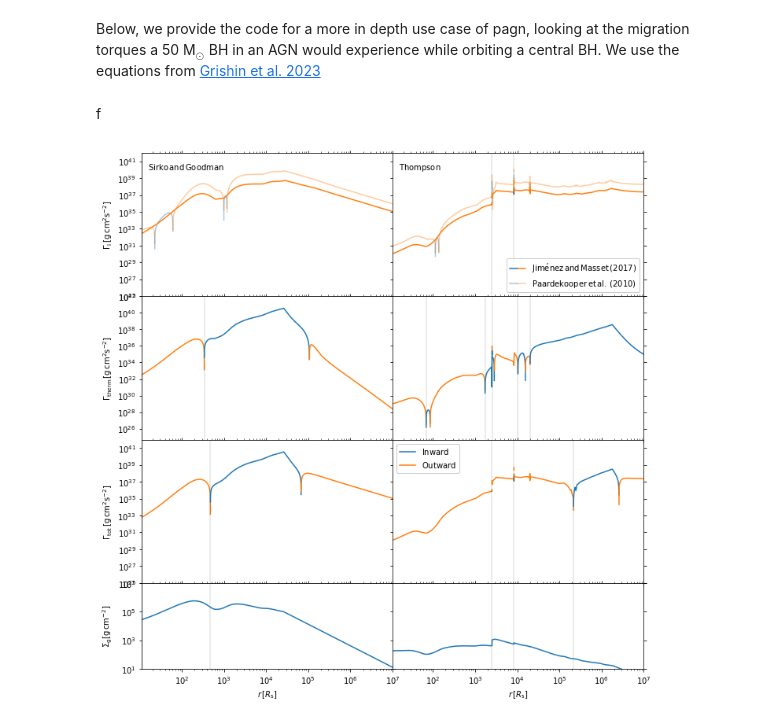
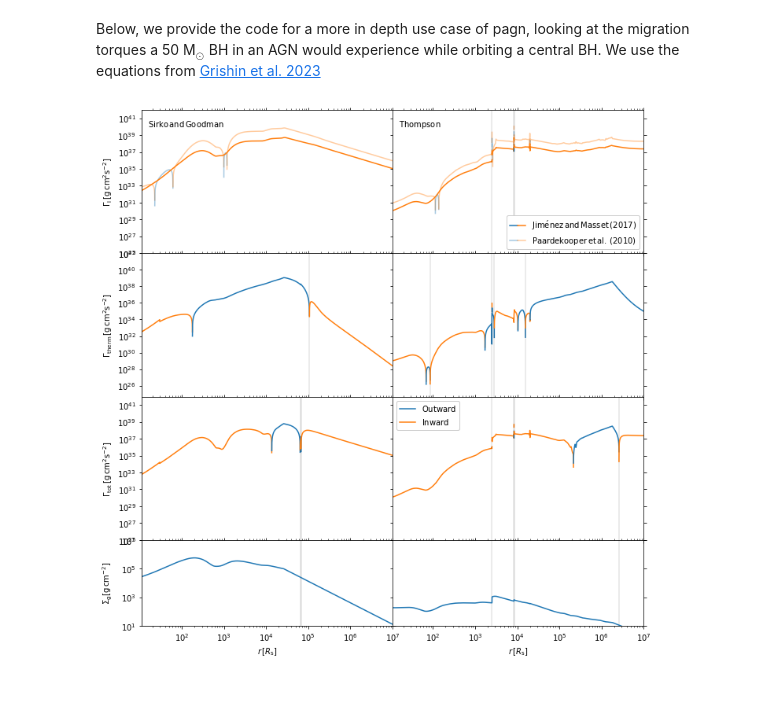
Before and after one commit to DariaGangardt/pAGN, a Jupyter notebook: utils/examples.ipynb, the cells around one changed output. Saved outputs shown, nothing was run; the diff lists cells and outputs as text; code cells hidden in the pictures; blank space fills up the shorter version.

```diff
--- a/utils/examples.ipynb
+++ b/utils/examples.ipynb
@@ -480,7 +478,7 @@ def CL(dSigmadR, dTdR, gamma, obj):
 
 def gamma_thermal(gamma, obj, q):
     """
-    Method to calculate the thermal torque from the Masset 2017 equations.
+    Method to calculate the thermal torque from the Masset 2017 equations, with decay and torque saturation.
 
     Parameters
     ----------
@@ -499,20 +497,27 @@ def gamma_thermal(gamma, obj, q):
     xi = 16 * gamma * (gamma - 1) * ct.sigmaSB * (obj.T * obj.T * obj.T * obj.T) \
          / (3 * obj.kappa * obj.rho * obj.rho * obj.h * obj.h * obj.Omega * obj.Omega)
     mbh = obj.Mbh*q
+    muth = xi * obj.cs / (ct.G * mbh)
+
     Lc = 4*np.pi*ct.G*mbh*obj.rho*xi/gamma
     lam = np.sqrt(2*xi/(3*gamma*obj.Omega))
 
     dP = -dPdR(obj)
     xc = dP*obj.h*obj.h/(3*gamma*obj.R)
 
-    # eta = -dSigmadR(obj)/3 + (-dTdR(obj) + 3)/6
-    # xc = eta*obj.h*obj.h/obj.R
     kes = electron_scattering_opacity(X=0.7)
     L = 4 * np.pi * ct.G * ct.c * mbh / kes
-    g_thermal = 1.61*(gamma - 1)*xc*(L/Lc - 1)/(gamma*lam)
-    return g_thermal
+
+    g_hot = 1.61*(gamma - 1)*xc*L/(Lc*gamma*lam)
+    g_cold = -1.61*(gamma - 1)*xc/(gamma*lam)
+    g_thermal = g_hot + g_cold
+    g_thermal_new = g_hot*(4*muth/(1+4*muth)) + g_cold*(2*muth/(1+2*muth))
+    g_thermal[muth < 1] = g_thermal_new[muth < 1]
+    decay = 1 - np.exp(-lam*obj.tauV/obj.h)
+    return g_thermal*decay
 # %%
-%%capture
+from IPython.display import clear_output
+
 disk_name = ['sirko', 'thompson']
 d_counter = 0
 
@@ -527,17 +532,17 @@ for dname in disk_name:
 
     #generate the disk values for both AGN disk models using pagn
     if dname == 'thompson':
-        objin = Thompson.ThompsonAGN(Mbh = Mbh*ct.MSun, Mdot_out=0.,) #Sirko.SirkoAGN(Mbh = Mbh, b=0)  #
+        objin = Thompson.ThompsonAGN(Mbh = Mbh*ct.MSun, Mdot_out=0.,)
         rout = objin.Rs*(1e7)
         sigma = 200 * (Mbh / 1.3e8) ** (1 / 4.24)
         Mdot_out = 1.5e-2
-        obj = Thompson.ThompsonAGN(Mbh=Mbh*ct.MSun, Rout = rout, Mdot_out=Mdot_out*ct.MSun/ct.yr)  # Sirko.SirkoAGN(Mbh = Mbh, b=0)  #
-        obj.solve_disk(N=1e4) ;
+        obj = Thompson.ThompsonAGN(Mbh=Mbh*ct.MSun, Rout = rout, Mdot_out=Mdot_out*ct.MSun/ct.yr)
+        clear_output(obj.solve_disk(N=1e4))
     else:
         le = 0.5
         alpha = 0.01
         obj = Sirko.SirkoAGN(Mbh=Mbh*ct.MSun, le=le, alpha=alpha, b=0)
-        obj.solve_disk(N=1e4) ;
+        clear_output(obj.solve_disk(N=1e4))
 
     Gamma_0 = gamma_0(q, obj.h / obj.R, 2 * obj.rho * obj.h, obj.R, obj.Omega)
 
@@ -572,18 +577,18 @@ for dname in disk_name:
         ignnum = 0
         ignum2 = 0
         for iseg, seg in enumerate(Gammas):
-            if seg[0] > 0.:
-                if Rs[iseg][0] / obj.Rs > ignnum + 50:
+            if seg[0] < 0.:
+                if Rs[iseg][0] / obj.Rs > ignnum + 40:
                     ax[iGamma].axvline(Rs[iseg][0] / obj.Rs, -100, 100, color = 'k', alpha = 0.1)
                     ignnum = Rs[iseg][0] / obj.Rs
 
-                ax[iGamma].plot(Rs[iseg]/obj.Rs, abs(seg)*ct.SI_to_gcm2, c='C0', zorder = 2)
-                if iGamma == 2 and Rs[iseg][0] / obj.Rs > ignum2 + 50:
+                ax[iGamma].plot(Rs[iseg]/obj.Rs, abs(seg)*ct.SI_to_gcm2, c='C1', zorder = 2)
+                if iGamma == 2 and Rs[iseg][0] / obj.Rs > ignum2 + 40:
                     ax[3].axvline(Rs[iseg][0] / obj.Rs, -100, 100, color='k', alpha=0.1)
                     ignum2 = Rs[iseg][0] / obj.Rs
 
             else:
-                ax[iGamma].plot(Rs[iseg] / obj.Rs, abs(seg*ct.SI_to_gcm2) , c='C1', zorder = 2)
+                ax[iGamma].plot(Rs[iseg] / obj.Rs, abs(seg*ct.SI_to_gcm2) , c='C0', zorder = 2)
         if iGamma == 0:
             Gamma2 = Gamma_I_p10
             maskg2 = Gamma2 >= 0
@@ -591,20 +596,18 @@ for dname in disk_name:
             Gammas2 = np.split(Gamma2, indices2)
             Rs2 = np.split(obj.R, indices2)
             for iseg2, seg2 in enumerate(Gammas2):
+                if seg2[0] < 0.:
+                    ax[iGamma].plot(Rs2[iseg2] / obj.Rs, abs(seg2), c='C1', zorder = 1, alpha = 0.4)
 
-                if seg2[0] > 0.:
+                else:
                     ax[iGamma].plot(Rs2[iseg2] / obj.Rs, abs(seg2), c='C0', zorder = 1, alpha = 0.4)
-                else:
-                    ax[iGamma].plot(Rs2[iseg2] / obj.Rs, abs(seg2), c='C1', zorder = 1, alpha = 0.4)
     ax[3].plot(obj.R/obj.Rs, 2*obj.h*obj.rho*ct.SI_to_gcm2, label = r"$\Sigma_{\rm g} [{\rm g cm}^{-2}]$")
-
-
     d_counter += 1
 
 pos_line = mlines.Line2D([], [], color='C0', marker='s',
-                           markersize=0, label=r'$\rm{Inward}$')
+                           markersize=0, label=r'$\rm{Outward}$')
 neg_line = mlines.Line2D([], [], color='C1', marker='s',
-                            markersize=0, label=r'$\rm{Outward}$')
+                            markersize=0, label=r'$\rm{Inward}$')
 artists_handles = [pos_line, neg_line]
 axes[2, 1].legend(handles=artists_handles, framealpha = 1)
 
@@ -612,37 +615,39 @@ pos_line2 = mlines.Line2D([], [], color='C0', marker='s', alpha = 0.4,
                          markersize=0,)
 neg_line2 = mlines.Line2D([], [], color='C1', marker='s', alpha = 0.4,
                          markersize=0,)
+
 from matplotlib.legend_handler import HandlerLine2D, HandlerTuple
 axes[0,1].legend(handles=[(pos_line, neg_line), (pos_line2, neg_line2,) ],
                  labels=[r'${\rm Jim \acute{e} nez \, and \, Masset \, (2017)}$', r'$\rm Paardekooper \, et \, al. \, (2010)$',],
                  handler_map = {tuple: HandlerTuple(ndivide = None, pad = 0.)},
                  framealpha = 1)
 
 axes[0,0].set_ylabel(r'${\Gamma_{\rm I} \, {\rm [g \, cm}^{2}{\rm s}^{-2}{\rm ]} }$')
 axes[1,0].set_ylabel(r'${\Gamma_{\rm therm} \, {\rm [g \, cm}^{2}{\rm s}^{-2}{\rm ]} }$')
 axes[2,0].set_ylabel(r'${\Gamma_{\rm tot} \, {\rm [g \, cm}^{2}{\rm s}^{-2}{\rm ]} }$')
 axes[3, 0].set_ylabel(r'$\Sigma_{\rm g} [{\rm g \, cm}^{-2}]$')
 
 x_label = r"$r \, [R_{\rm s}]$"
 axes[3, 0].set_xlabel(x_label)
 axes[3, 1].set_xlabel(x_label)
 
 axes[0, 0].set_ylim((1e25, 1e42))
 
 
 axes[1, 0].set_ylim((5e24, 1e42))
 
 axes[2, 0].set_ylim((1e25, 1e42))
 
 
 axes[3, 0].set_ylim((1e1, 1e7))
 
 for axx in axes.flatten():
     axx.yaxis.set_ticks_position('both')
     axx.xaxis.set_ticks_position('both')
     axx.set_xlim((1e1, 1e7))
 axes[0,1].set_xlim((1.1e1, 1e7))
 
 f.align_ylabels()
+plt.show()
+# %% [output]
+[figure, added]
-# %% [markdown]
-f
@@ -1063,4 +653,0 @@ f.align_ylabels()
-# %%
-f
-# %% [output]
-[figure, removed]
```
Also changed, not shown: parts of 4 cells of this notebook.
